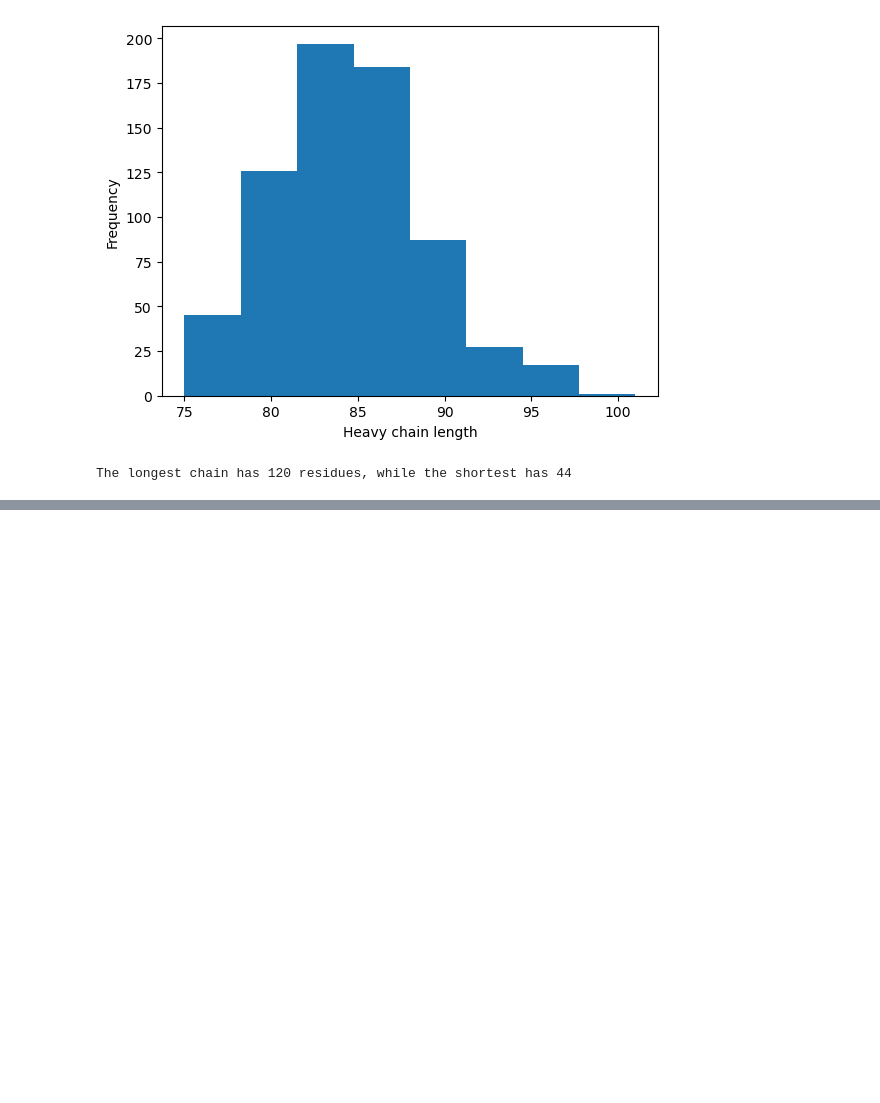
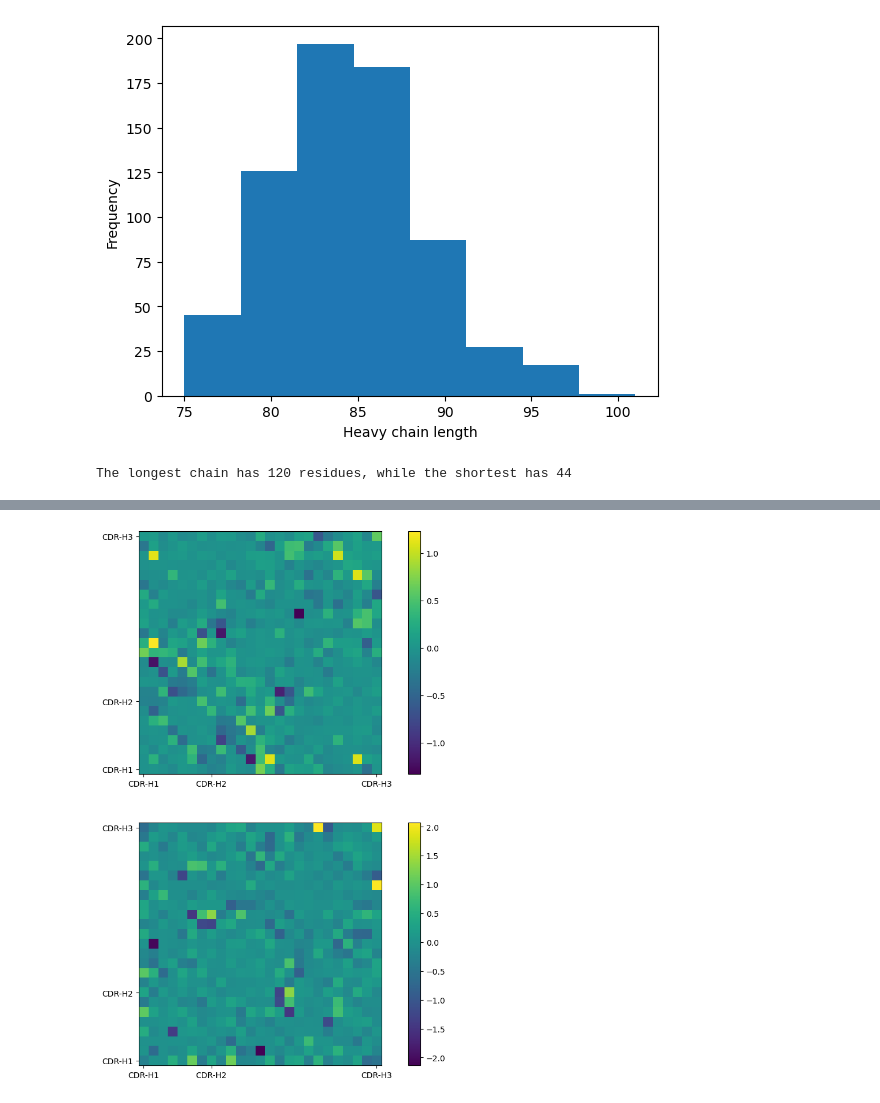
Before and after one commit to kevinmicha/ANTIPASTI, a Jupyter notebook: NMA CNN.ipynb, the cells around one changed output, grey strips where cells are left out. Saved outputs shown, nothing was run; the diff lists cells and outputs as text; code cells hidden in the pictures; blank space fills up the shorter version.

Commit message:
Fully-extended mode added. TODO: fix test set

```diff
--- a/NMA CNN.ipynb
+++ b/NMA CNN.ipynb
@@ -196,3 +196,9 @@ min_res_list = [x.strip() for x in min_res_list]
 print('The longest chain has ' + str(len(max_res_list)) + ' residues, while the shortest has ' + str(len(min_res_list)))
 # %% [output]
 The longest chain has 120 residues, while the shortest has 44
+# %%
+for f in file_residues_paths[:1]:
+    current_list = np.load(f)[1:heavy[selected_entries.index(f[-8:-4])]+1]
+    current_list = [x[1:].strip() for x in current_list]
+    idx_list = [i for i in range(len(current_list)) if current_list[i] in min_res_list]
+    assert len(idx_list) == len(min_res_list)
@@ -199,3 +228,27 @@ The longest chain has 120 residues, while the shortest has 44
+# %%
+def generate_masked_image(img, idx=idx_new, res_list=max_res_list, file_residues_paths=file_residues_paths, mode='fully-extended'):
+
+    f = file_residues_paths[idx_new]
+    current_list = np.load(f)[1:heavy[selected_entries.index(f[-8:-4])]+1]
+    current_list = [x[1:].strip() for x in current_list]
+
+    if mode == 'fully-cropped':
+        idx_list = [i for i in range(len(current_list)) if current_list[i] in res_list]
+        mask = img[idx_list,:][:,idx_list]
+
+
+    elif mode == 'fully-extended':
+        max_res = len(res_list)
+        mask = np.zeros((max_res, max_res))
+        idx_list = [i for i in range(max_res) if res_list[i] in current_list]
+        for k, i in enumerate(idx_list):
+            for l, j in enumerate(idx_list):
+                mask[i, j] = img[k, l]
+
+    else:
+        raise NotImplementedError('Unknown mode: choose between fully-cropped and fully-extended')
+
+    return mask
 # %%
 # loading training images
 imgs = []
@@ -209,8 +262,7 @@ for f in file_paths:
         idx = entries.index(pdb_id)
         idx_new = selected_entries.index(pdb_id)
         labels.append(pdb_id)
-        imgs.append(cv2.resize(np.load(f)[:heavy[idx_new], :heavy[idx_new]], dsize=(80, 80)))
-        #imgs.append(np.load(f)[:heavy[idx_new], :heavy[idx_new]])
+        imgs.append(generate_masked_image(np.load(f), idx_new, max_res_list, file_residues_paths, 'fully-extended'))
         kds.append(np.log10(np.float32(affinity[idx])))
 
 assert labels == selected_entries
@@ -259,5 +318,5 @@ val_x.shape, val_y.shape
 # %%
-n_filters = 3
+n_filters = 2
 filter_size = 21
 pooling_size = 4
 fully_connected_input = n_filters * ((train_x.shape[2] - filter_size + 1) // pooling_size) ** 2
@@ -432,12 +576,14 @@ plt.colorbar()
 # %%
 fig, axs = plt.subplots(n_filters, 1, figsize=(12, 12))
 
-fully_connected = deepcopy(model.fc1.weight.data.numpy().reshape(n_filters, 225))
+fully_connected = deepcopy(model.fc1.weight.data.numpy().reshape(n_filters, 625))
 #fully_connected = np.where(abs(fully_connected)<0.05, 0, fully_connected)
 
 for i, j in itertools.product(range(n_filters), range(1)):
-    im = axs[i].imshow(fully_connected[i].reshape(15, 15), origin='lower')
-    axs[i].set_xticks([0, 4.5, 14], ['CDR-H1', 'CDR-H2', 'CDR-H3'])
-    axs[i].set_yticks([0, 4.5, 14], ['CDR-H1', 'CDR-H2', 'CDR-H3'])
+    im = axs[i].imshow(fully_connected[i].reshape(25, 25), origin='lower')
+    axs[i].set_xticks([0, 7, 24], ['CDR-H1', 'CDR-H2', 'CDR-H3'])
+    axs[i].set_yticks([0, 7, 24], ['CDR-H1', 'CDR-H2', 'CDR-H3'])
     plt.colorbar(im, ax=axs[i])
+# %% [output]
+[figure, added]
 # %%
```
Also changed, not shown: parts of 59 cells of this notebook.
